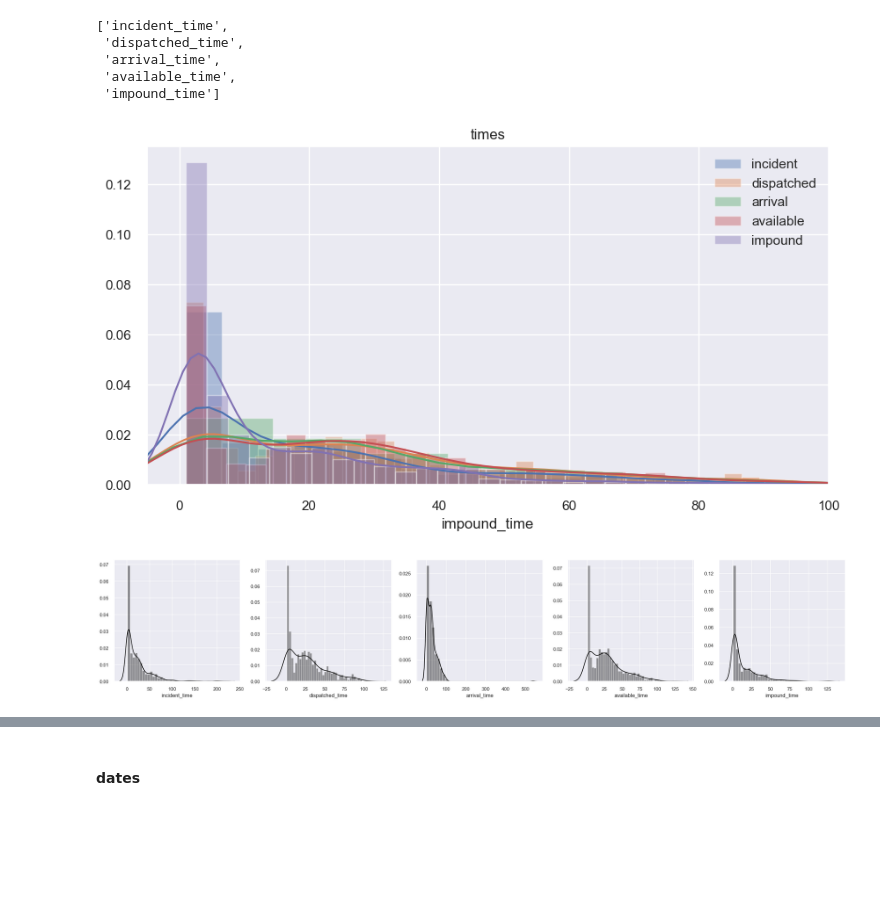
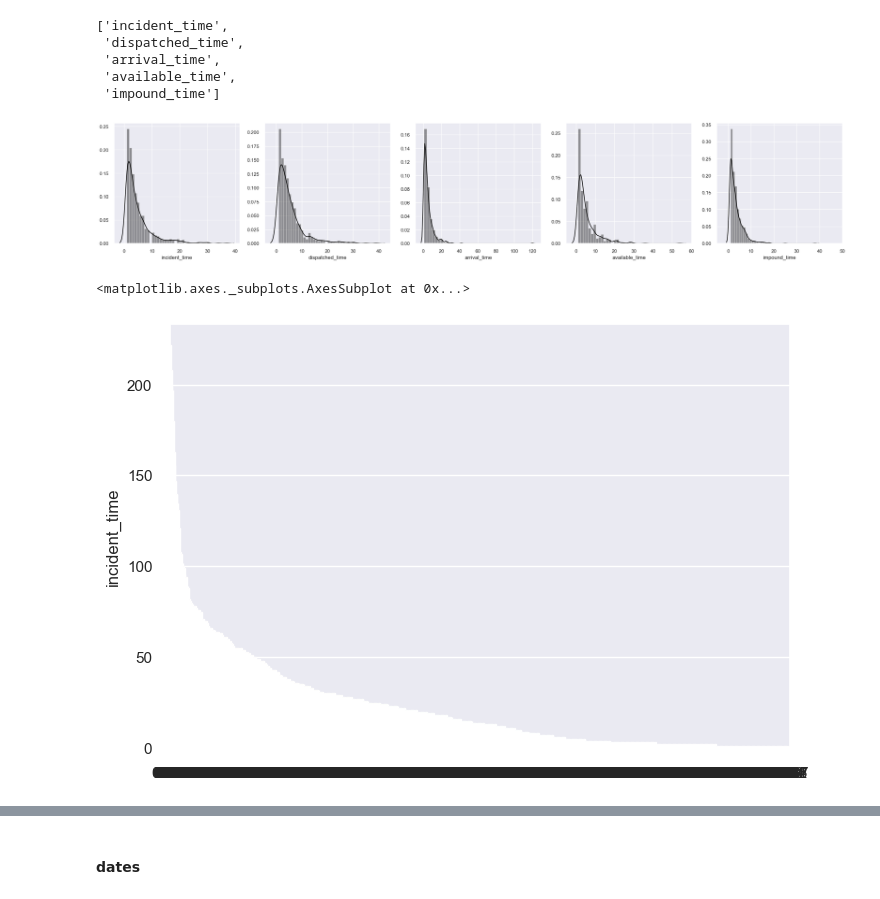
Before and after one commit to janellejolliff/ACRC-Classification, a Jupyter notebook: capstone.ipynb, the cells around one changed output, grey strips where cells are left out. Drawn from its saved outputs; the diff is of its cells as text; code cells hidden in the pictures; blank space fills up the shorter version.

```diff
--- a/capstone.ipynb
+++ b/capstone.ipynb
@@ -168,3 +183,0 @@ df.drop(columns=['file_number'], inplace=True)
-# %%
-#df['request_type'] = df['request_type'].replace('other',np.nan, inplace=True)
-df['service_code'].fillna(df['request_type'],inplace=True)
@@ -177,2 +184,8 @@ org_df = df.copy()
+# %%
+# creating column that fills in missing values from service code using existing values from request type
+df['service_type']=df['service_code'].mask(pd.isnull, df['request_type'])
+# %%
+# dropping unneeded columns
+df.drop(columns=['file_number', 'service_code', 'request_type'], inplace=True)
 # %% [markdown]
 ### missing data & exclusion
@@ -203,2 +231,2 @@ df.dropna(axis=1, thresh=(len(df)//1.5), inplace=True)
 # %%
-df.dropna(axis=0,inplace=True)
+df = df.dropna(axis=0)
@@ -226,14 +254,25 @@ time_cols
 # %%
 #comparing distribution of time features
-comp_counts(time_cols, ('incident', 'dispatched','arrival','available','impound'))
+#comp_counts(time_cols, time_cols)
 
 sns.set(font_scale=1)
+
 f, axes = plt.subplots(1, 5,figsize=(30,5))
+plt.xlim(-5,50)
 sns.distplot(df['incident_time'].value_counts(), ax=axes[0], color='black', bins=40)
+
 sns.distplot(df['dispatched_time'].value_counts(), ax=axes[1], color='black',bins=40)
+
 sns.distplot(df['arrival_time'].value_counts(), ax=axes[2], color='black', bins=40)
+
 sns.distplot(df['available_time'].value_counts(), ax=axes[3], color='black', bins=40)
+
 sns.distplot(df['impound_time'].value_counts(), ax=axes[4], color='black', bins=40);
 # %% [output]
-[figure, old version]
+[figure, new version]
-[figure, removed]
+# %%
+#sns.barplot(x = 'incident_time', y = df['incident_time'].value_counts().values, data = df, ci = None)
+sns.barplot(x=df.incident_time.value_counts().index, y=df.incident_time.value_counts())
+# %% [output]
+<matplotlib.axes._subplots.AxesSubplot at 0x...>
+[figure, added]
```
Also changed, not shown: parts of 71 cells of this notebook.
